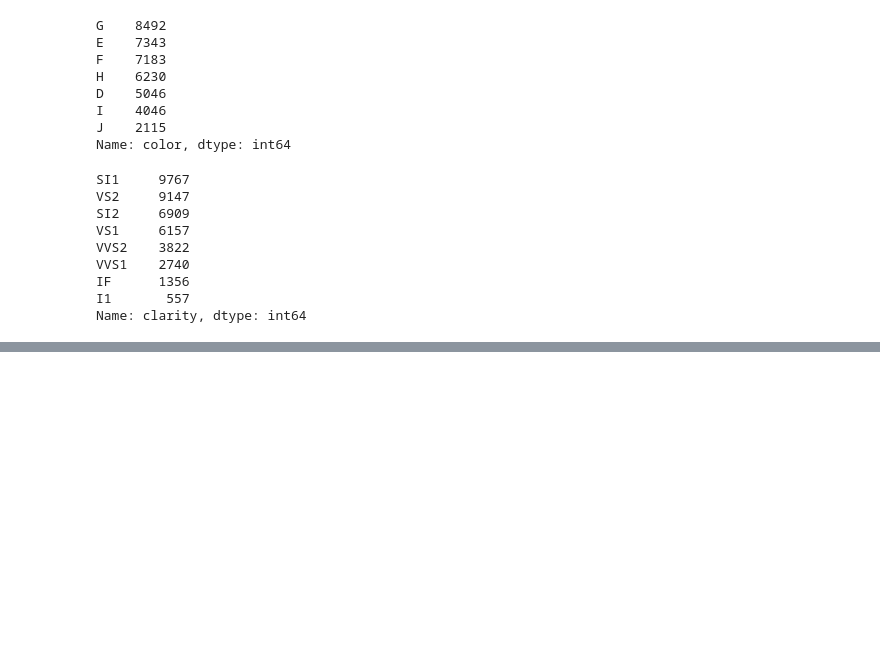
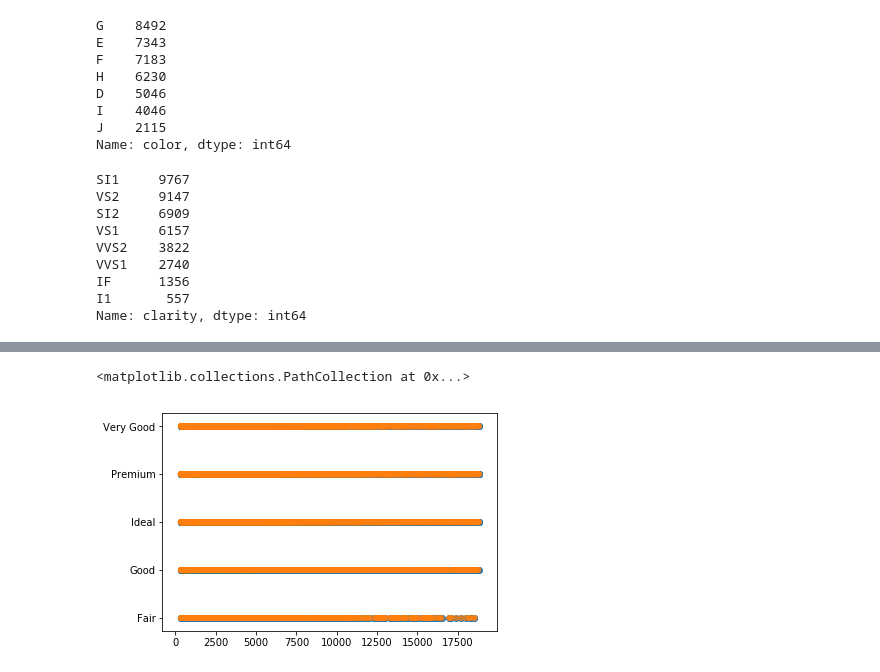
Before and after one commit to alfpml/kaggle-diamonds, a Jupyter notebook: Diamonds_1.ipynb, the cells around one changed output, grey strips where cells are left out. Saved outputs shown, nothing was run; the diff lists cells and outputs as text; code cells hidden in the pictures; blank space fills up the shorter version.

```diff
--- a/Diamonds_1.ipynb
+++ b/Diamonds_1.ipynb
@@ -96,0 +130,3 @@ Name: clarity, dtype: int64
+# %%
+diamonds.drop(['x', 'y', 'z'], axis=1, inplace=True)
+display(diamonds)
@@ -96,0 +147,6 @@ Name: clarity, dtype: int64
+# %%
+plt.scatter(diamonds["price"],diamonds["cut"])
+plt.scatter(diamonds["price"], diamonds["cut"], alpha=0.8, edgecolors='none')
+# %% [output]
+<matplotlib.collections.PathCollection at 0x...>
+[figure, added]
```
Also changed, not shown: parts of 9 cells of this notebook.
